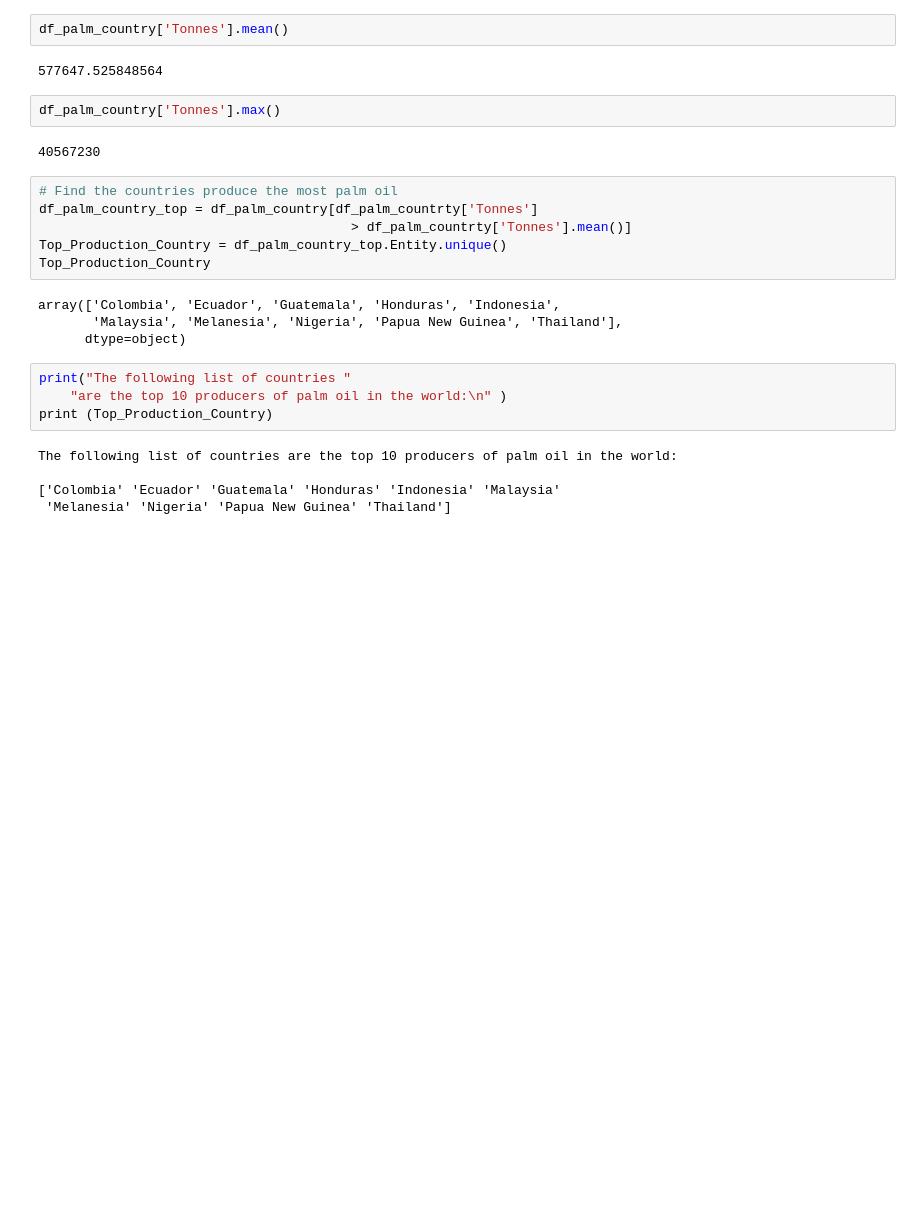
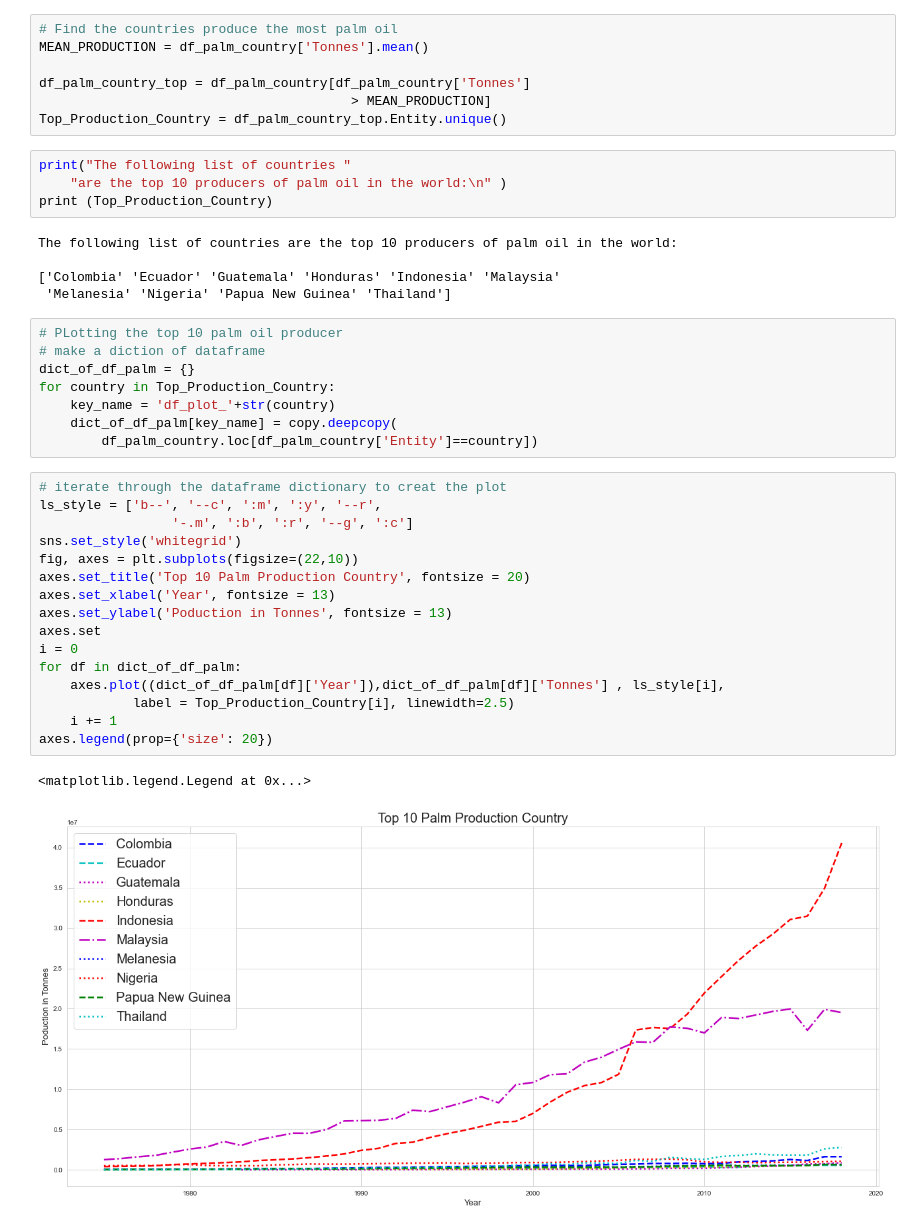
Before and after one commit to Niveusgh/World_Palm_Oil_Data, a Jupyter notebook: script/Jupyter.ipynb, the cells around one changed output. Saved outputs shown, nothing was run; the diff lists cells and outputs as text; blank space fills up the shorter version.

```diff
--- a/script/Jupyter.ipynb
+++ b/script/Jupyter.ipynb
@@ -86,22 +78,11 @@ df_forest_country
 df_palm_country = df_palm_country[df_palm_country['Year'] >= 1975]
-# %%
-df_palm_country['Tonnes'].mean()
-# %% [output]
-577647.525848564
-# %%
-df_palm_country['Tonnes'].max()
-# %% [output]
-40567230
 # %%
 # Find the countries produce the most palm oil
-df_palm_country_top = df_palm_country[df_palm_countrty['Tonnes']
-                                        > df_palm_countrty['Tonnes'].mean()]
+MEAN_PRODUCTION = df_palm_country['Tonnes'].mean()
+
+df_palm_country_top = df_palm_country[df_palm_country['Tonnes']
+                                        > MEAN_PRODUCTION]
 Top_Production_Country = df_palm_country_top.Entity.unique()
-Top_Production_Country
-# %% [output]
-array(['Colombia', 'Ecuador', 'Guatemala', 'Honduras', 'Indonesia',
-       'Malaysia', 'Melanesia', 'Nigeria', 'Papua New Guinea', 'Thailand'],
-      dtype=object)
 # %%
 print("The following list of countries "
     "are the top 10 producers of palm oil in the world:\n" )
@@ -111,3 +92,30 @@ The following list of countries are the top 10 producers of palm oil in the worl
 
 ['Colombia' 'Ecuador' 'Guatemala' 'Honduras' 'Indonesia' 'Malaysia'
  'Melanesia' 'Nigeria' 'Papua New Guinea' 'Thailand']
+# %%
+# PLotting the top 10 palm oil producer
+# make a diction of dataframe
+dict_of_df_palm = {}
+for country in Top_Production_Country:
+    key_name = 'df_plot_'+str(country)
+    dict_of_df_palm[key_name] = copy.deepcopy(
+        df_palm_country.loc[df_palm_country['Entity']==country])
+# %%
+# iterate through the dataframe dictionary to creat the plot
+ls_style = ['b--', '--c', ':m', ':y', '--r',
+                 '-.m', ':b', ':r', '--g', ':c']
+sns.set_style('whitegrid')
+fig, axes = plt.subplots(figsize=(22,10))
+axes.set_title('Top 10 Palm Production Country', fontsize = 20)
+axes.set_xlabel('Year', fontsize = 13)
+axes.set_ylabel('Poduction in Tonnes', fontsize = 13)
+axes.set
+i = 0
+for df in dict_of_df_palm:
+    axes.plot((dict_of_df_palm[df]['Year']),dict_of_df_palm[df]['Tonnes'] , ls_style[i],
+            label = Top_Production_Country[i], linewidth=2.5)
+    i += 1
+axes.legend(prop={'size': 20})
+# %% [output]
+<matplotlib.legend.Legend at 0x...>
+[figure, added]
```
Also changed, not shown: parts of 38 cells of this notebook, 6 other files.
